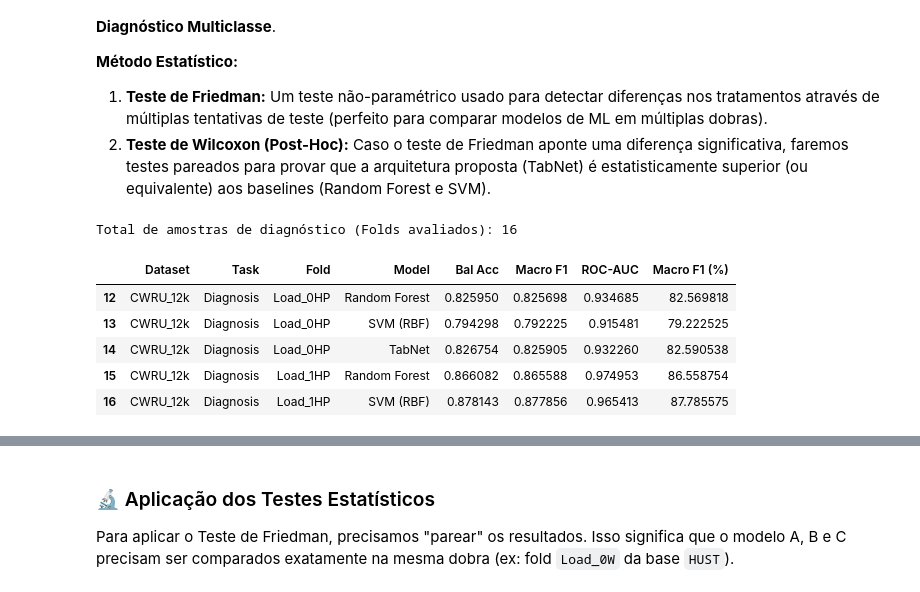
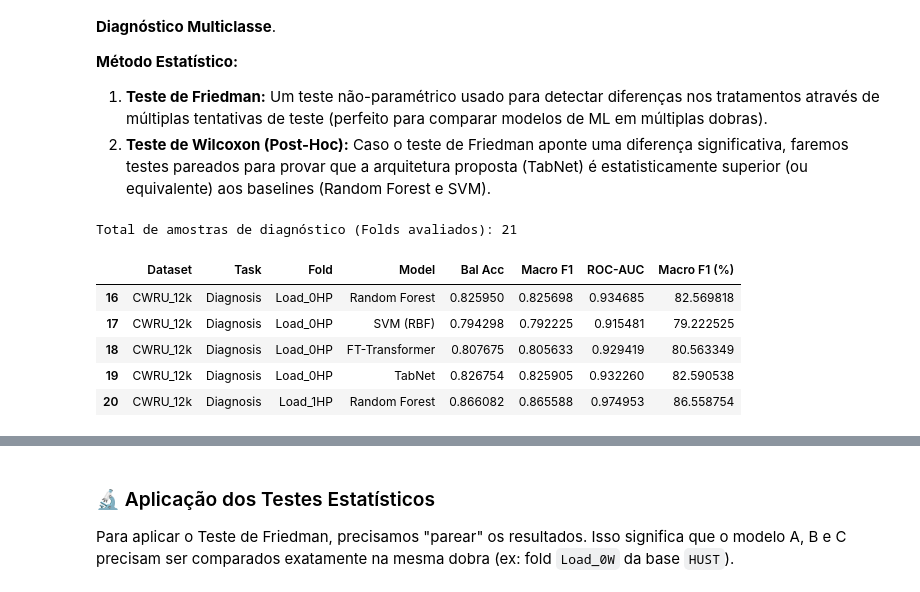
Before and after one commit to vfrocha/VibNet-1D, a Jupyter notebook: notebooks/01_analise_estatistica_baseline.ipynb, the cells around one changed output, grey strips where cells are left out. Drawn from its saved outputs; the diff is of its cells as text; code cells hidden in the pictures.

Commit message:
analise estatistica FT-Transformers

```diff
--- a/notebooks/01_analise_estatistica_baseline.ipynb
+++ b/notebooks/01_analise_estatistica_baseline.ipynb
@@ -10,33 +10,33 @@ Como a tarefa de **Detecção** obteve resultados próximos a 100% de forma unâ
 # %%
 import pandas as pd
 import numpy as np
 import matplotlib.pyplot as plt
 import seaborn as sns
 from scipy.stats import friedmanchisquare, wilcoxon
 
 # Configuração de estilo para artigos científicos
 sns.set_theme(style="whitegrid", context="paper", font_scale=1.2)
 
 # 1. Carregar os resultados
-ARQUIVO_CSV = '../results/resultados_master_strategy1_20260606_084459.csv'
+ARQUIVO_CSV = '../results/resultados_master_strategy1_20260610_103731.csv'
 df = pd.read_csv(ARQUIVO_CSV)
 
 # 2. Filtrar apenas a tarefa de Diagnóstico
 df_diag = df[df['Task'] == 'Diagnosis'].copy()
 
 # Converter F1 para porcentagem para facilitar a leitura visual
 df_diag['Macro F1 (%)'] = df_diag['Macro F1'] * 100
 
 print(f"Total de amostras de diagnóstico (Folds avaliados): {len(df_diag) // 3}")
 df_diag.head()
 # %% [output]
-Total de amostras de diagnóstico (Folds avaliados): 16
+Total de amostras de diagnóstico (Folds avaliados): 21
 |  | Dataset | Task | Fold | Model | Bal Acc | Macro F1 | ROC-AUC | Macro F1 (%) |
-| 12 | CWRU_12k | Diagnosis | Load_0HP | Random Forest | 0.825950 | 0.825698 | 0.934685 | 82.569818 |
-| 13 | CWRU_12k | Diagnosis | Load_0HP | SVM (RBF) | 0.794298 | 0.792225 | 0.915481 | 79.222525 |
-| 14 | CWRU_12k | Diagnosis | Load_0HP | TabNet | 0.826754 | 0.825905 | 0.932260 | 82.590538 |
-| 15 | CWRU_12k | Diagnosis | Load_1HP | Random Forest | 0.866082 | 0.865588 | 0.974953 | 86.558754 |
-| 16 | CWRU_12k | Diagnosis | Load_1HP | SVM (RBF) | 0.878143 | 0.877856 | 0.965413 | 87.785575 |
+| 16 | CWRU_12k | Diagnosis | Load_0HP | Random Forest | 0.825950 | 0.825698 | 0.934685 | 82.569818 |
+| 17 | CWRU_12k | Diagnosis | Load_0HP | SVM (RBF) | 0.794298 | 0.792225 | 0.915481 | 79.222525 |
+| 18 | CWRU_12k | Diagnosis | Load_0HP | FT-Transformer | 0.807675 | 0.805633 | 0.929419 | 80.563349 |
+| 19 | CWRU_12k | Diagnosis | Load_0HP | TabNet | 0.826754 | 0.825905 | 0.932260 | 82.590538 |
+| 20 | CWRU_12k | Diagnosis | Load_1HP | Random Forest | 0.866082 | 0.865588 | 0.974953 | 86.558754 |
 # %%
 plt.figure(figsize=(10, 6))
 
```
Also changed, not shown: parts of 2 cells of this notebook.
